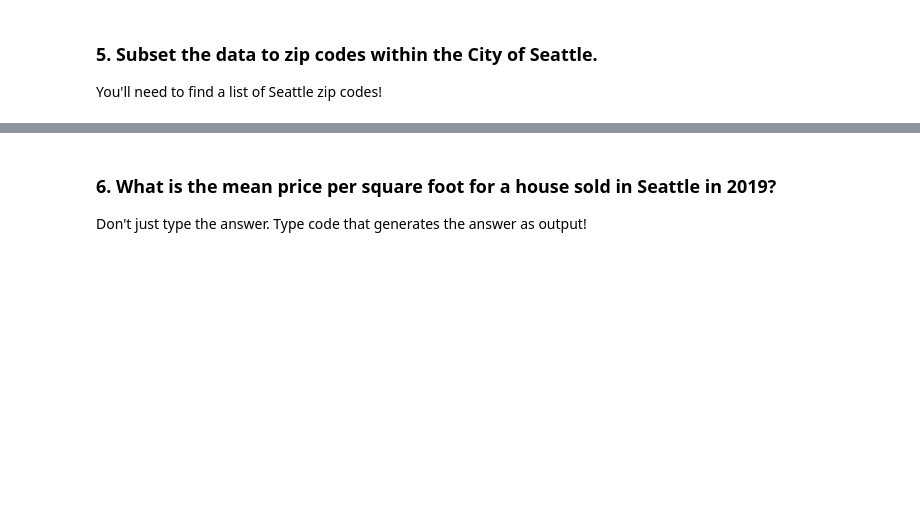
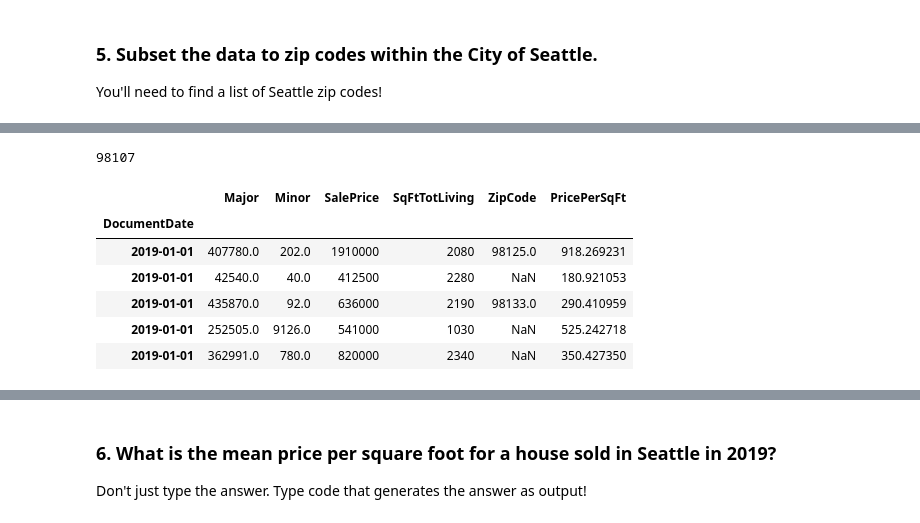
Before and after one commit to MIAISEMAN/pandas-3-data-cleaning-seattle-ds-career-040119, a Jupyter notebook: pandas-3-data-cleaning.ipynb, the cells around one changed output, grey strips where cells are left out. Saved outputs shown, nothing was run; the diff lists cells and outputs as text; code cells hidden in the pictures; blank space fills up the shorter version.

```diff
--- a/pandas-3-data-cleaning.ipynb
+++ b/pandas-3-data-cleaning.ipynb
@@ -521,0 +626,4 @@ We can assume that the DocumentDate is approximately the sale date.
+# %%
+#remove the Seattle house that was listed as 2021
+sales_2019 = sales_2019.loc['2019-01-01':'2019-03-28']
+sales_2019.info()
@@ -523,3 +643,10 @@ We can assume that the DocumentDate is approximately the sale date.
 ### 5. Subset the data to zip codes within the City of Seattle.
 
 You'll need to find a list of Seattle zip codes!
+# %%
+#list from Anna on Slack
+seattle_zips = [98101, 98102, 98103, 98104, 98105, 98106, 98107, 98108, 98109, 98112, 98115, 98116, 98117, 98118, 98119, 98121, 98122, 98125, 98126, 98133, 98134, 98136, 98144, 98146, 98154, 98164, 98174, 98177, 98178, 98195, 98199]
+# %%
+#turn zip codes in dataframe into integers
+sales_2019['ZipCode'] = sales_2019['ZipCode'].apply(int)
+sales_2019.info()
@@ -525,0 +665,23 @@ You'll need to find a list of Seattle zip codes!
+# %%
+def in_seattle(x):
+    for zipcode in seattle_zips:
+        if x == zipcode:
+            return x
+#test this function
+in_seattle(98030)
+in_seattle(98107)
+#this function only accepts integers
+# %% [output]
+98107
+# %%
+sales_2019['ZipCode'] = sales_2019['ZipCode'].apply(in_seattle)
+sales_2019.head()
+#I need to remove these rows with no values.
+# %% [output]
+|  | Major | Minor | SalePrice | SqFtTotLiving | ZipCode | PricePerSqFt |
+| DocumentDate |  |  |  |  |  |  |
+| 2019-01-01 | 407780.0 | 202.0 | 1910000 | 2080 | 98125.0 | 918.269231 |
+| 2019-01-01 | 42540.0 | 40.0 | 412500 | 2280 | NaN | 180.921053 |
+| 2019-01-01 | 435870.0 | 92.0 | 636000 | 2190 | 98133.0 | 290.410959 |
+| 2019-01-01 | 252505.0 | 9126.0 | 541000 | 1030 | NaN | 525.242718 |
+| 2019-01-01 | 362991.0 | 780.0 | 820000 | 2340 | NaN | 350.427350 |
```
Also changed, not shown: parts of 20 cells of this notebook.
